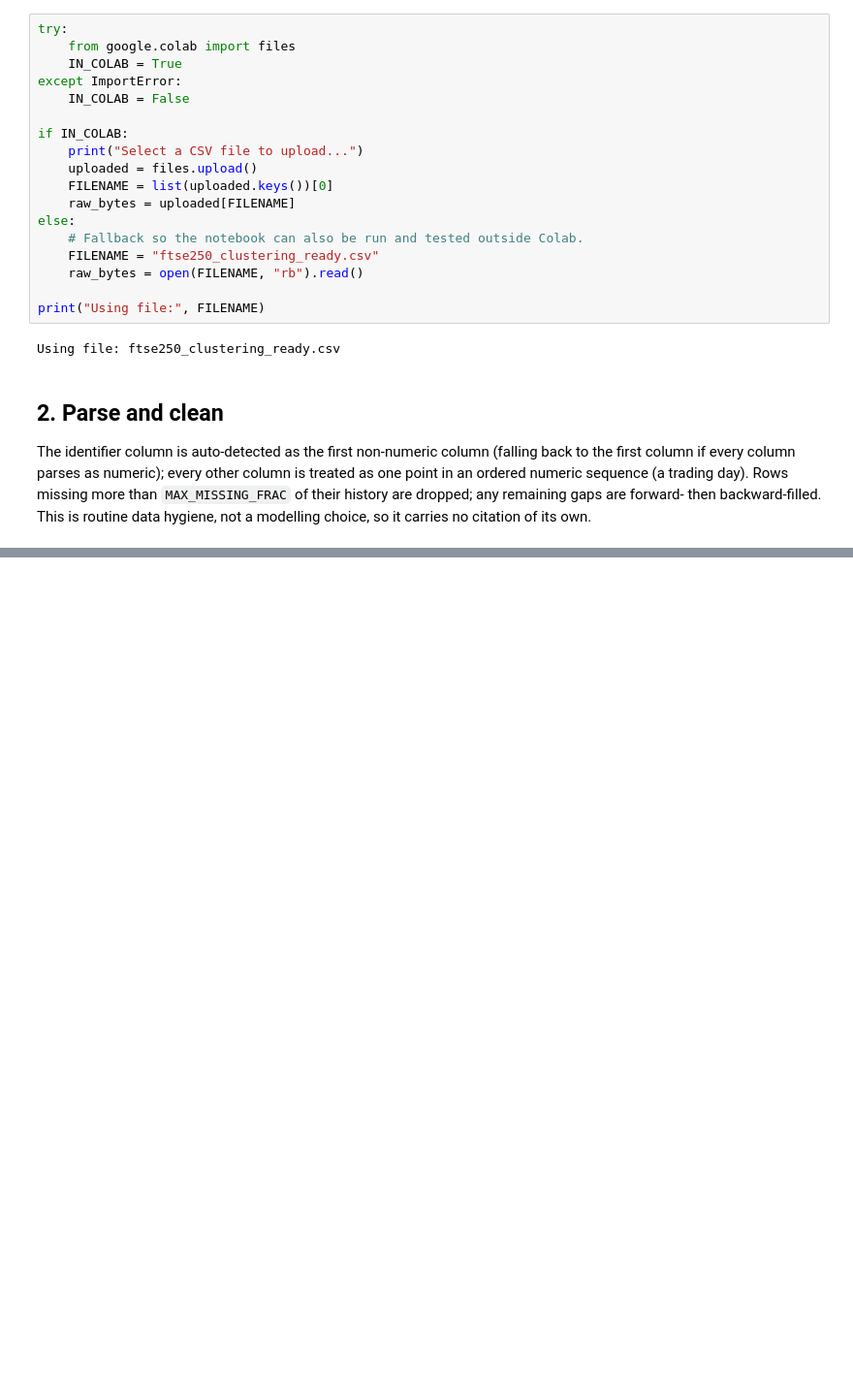
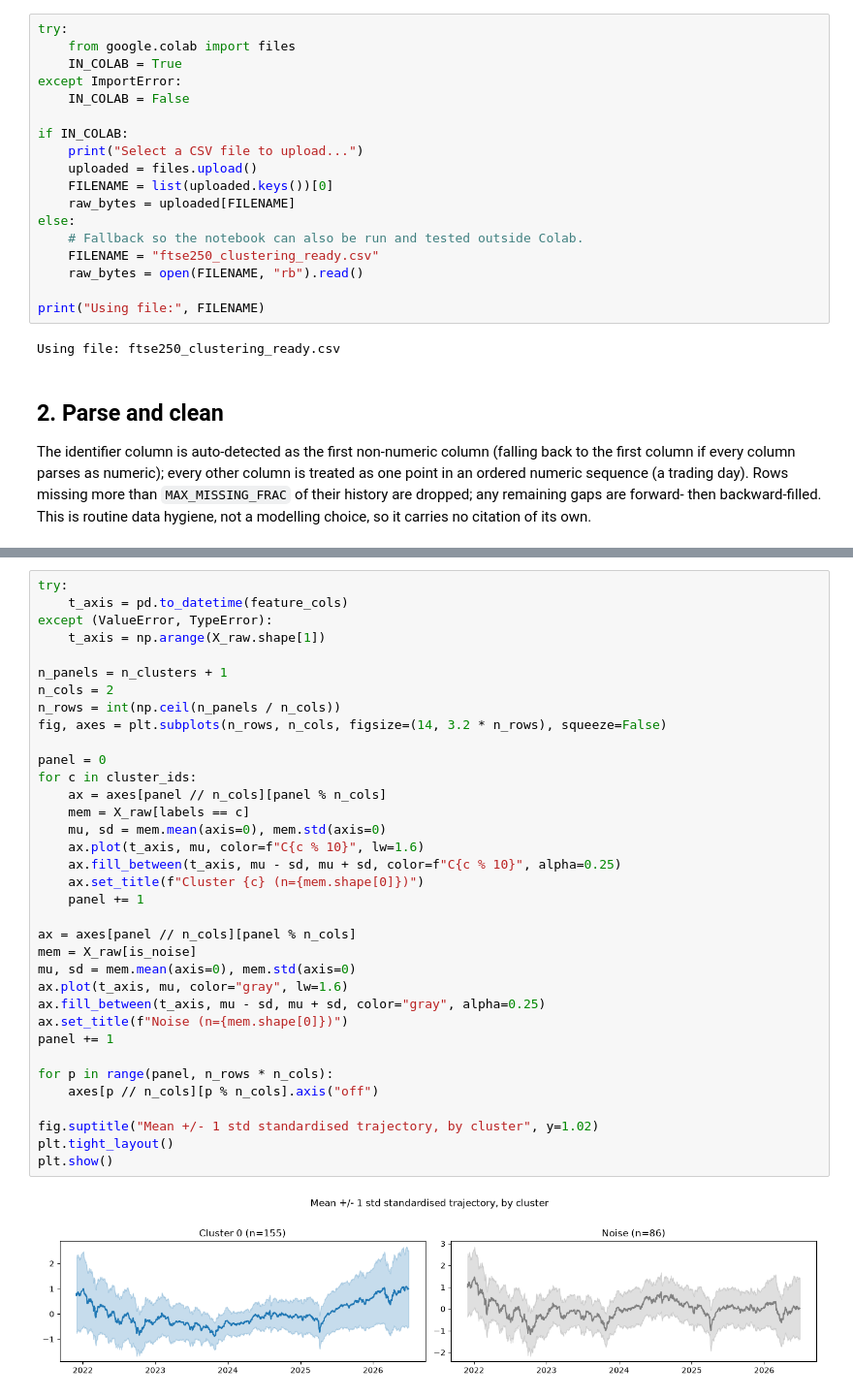
Before and after one commit to divyalakshmiram7-pixel/ERP-Unsupervised-Machine-Learning-for-Discovering-Patterns-in-Stock-Price-Movement., a Jupyter notebook: DBSCAN_colab.ipynb, the cells around one changed output, grey strips where cells are left out. Shown at 97% size. Drawn from its saved outputs; the diff is of its cells as text; blank space fills up the shorter version.

```diff
--- a/DBSCAN_colab.ipynb
+++ b/DBSCAN_colab.ipynb
@@ -516,3 +612,40 @@ plt.show()
+# %%
+try:
+    t_axis = pd.to_datetime(feature_cols)
+except (ValueError, TypeError):
+    t_axis = np.arange(X_raw.shape[1])
+
+n_panels = n_clusters + 1
+n_cols = 2
+n_rows = int(np.ceil(n_panels / n_cols))
+fig, axes = plt.subplots(n_rows, n_cols, figsize=(14, 3.2 * n_rows), squeeze=False)
+
+panel = 0
+for c in cluster_ids:
+    ax = axes[panel // n_cols][panel % n_cols]
+    mem = X_raw[labels == c]
+    mu, sd = mem.mean(axis=0), mem.std(axis=0)
+    ax.plot(t_axis, mu, color=f"C{c % 10}", lw=1.6)
+    ax.fill_between(t_axis, mu - sd, mu + sd, color=f"C{c % 10}", alpha=0.25)
+    ax.set_title(f"Cluster {c} (n={mem.shape[0]})")
+    panel += 1
+
+ax = axes[panel // n_cols][panel % n_cols]
+mem = X_raw[is_noise]
+mu, sd = mem.mean(axis=0), mem.std(axis=0)
+ax.plot(t_axis, mu, color="gray", lw=1.6)
+ax.fill_between(t_axis, mu - sd, mu + sd, color="gray", alpha=0.25)
+ax.set_title(f"Noise (n={mem.shape[0]})")
+panel += 1
+
+for p in range(panel, n_rows * n_cols):
+    axes[p // n_cols][p % n_cols].axis("off")
+
+fig.suptitle("Mean +/- 1 std standardised trajectory, by cluster", y=1.02)
+plt.tight_layout()
+plt.show()
+# %% [output]
+[figure, added]
 # %%
 for c in cluster_ids:
     mem = sorted(str(x) for x in entity_ids[labels == c])
```
Also changed, not shown: parts of 46 cells of this notebook.
